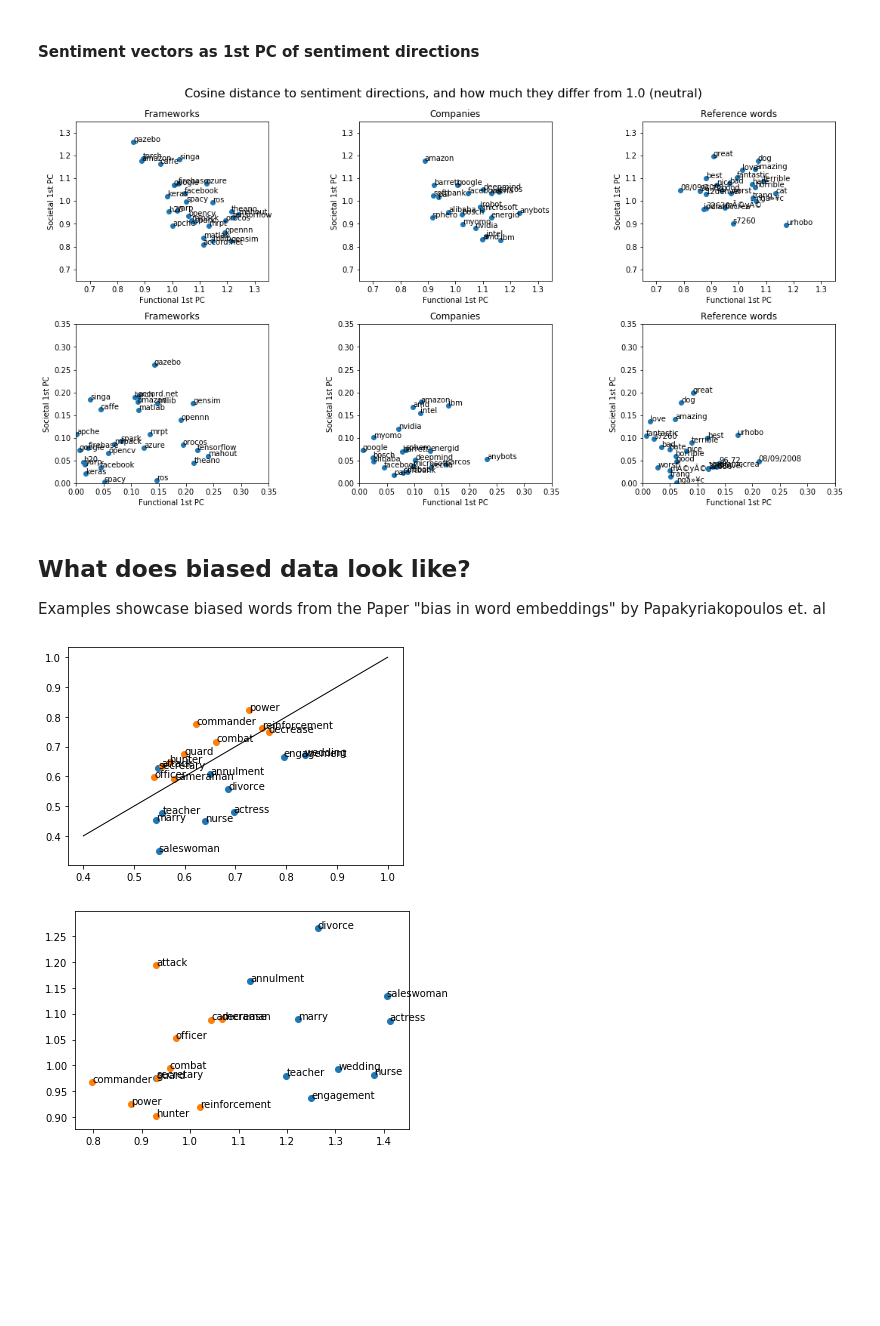
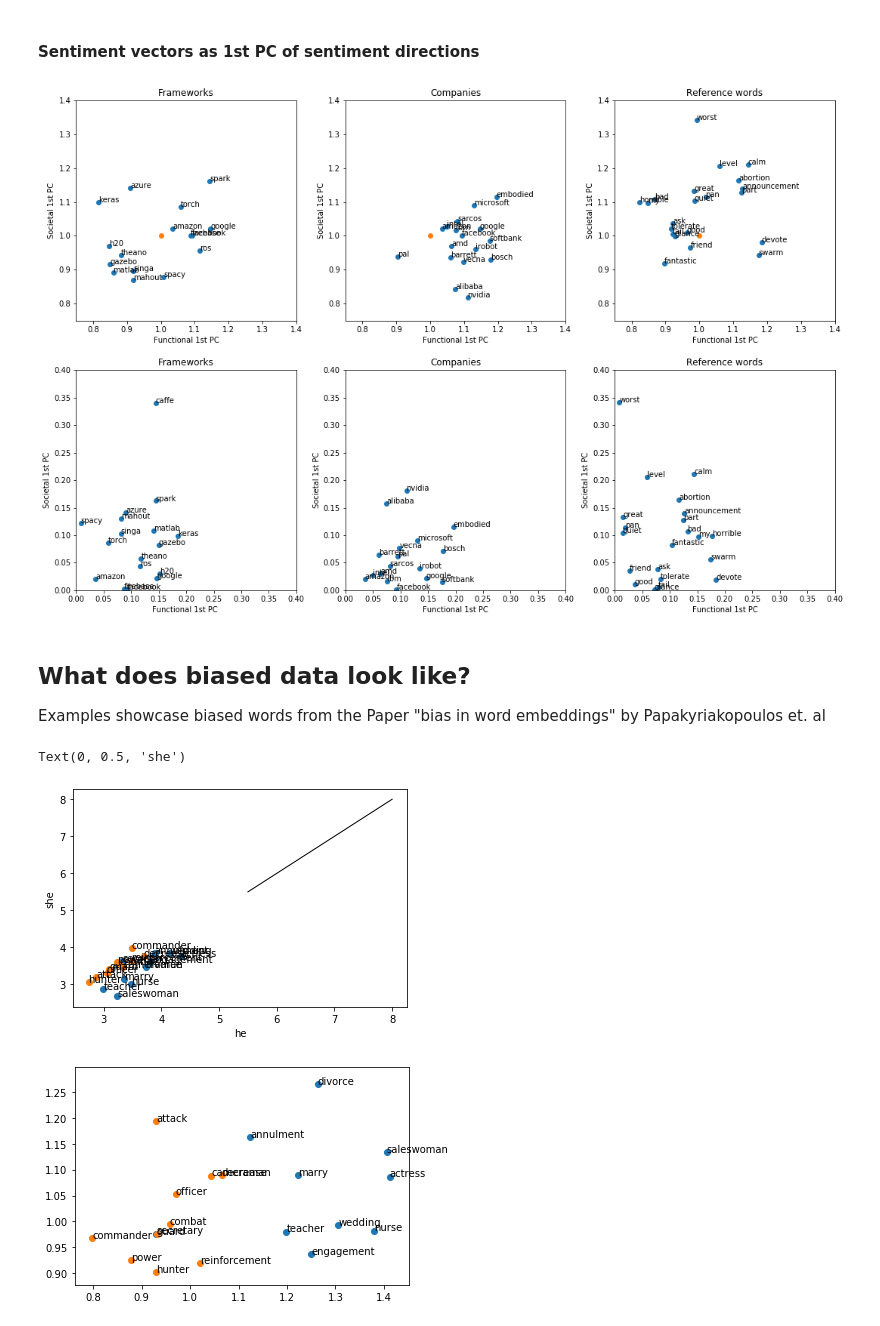
Before and after one commit to flono/BiasInWordEmbeddings, a Jupyter notebook: WordEmbeddings.ipynb, the cells around one changed output. Saved outputs shown, nothing was run; the diff lists cells and outputs as text; code cells hidden in the pictures; blank space fills up the shorter version.

Commit message:
new Plots

```diff
--- a/WordEmbeddings.ipynb
+++ b/WordEmbeddings.ipynb
@@ -65,8 +65,8 @@ with open("data/glove.6B.100d.txt", 'r') as f:
 # %%
 # Choose embedding to work with
 
-#embeddings_dict = embeddings_dict_smol
-embeddings_dict = embeddings_dict_big
+embeddings_dict = embeddings_dict_smol
+#embeddings_dict = embeddings_dict_big
 # %%
 # random words option 1
 # 2 x 50 random words to compare the companies against.
@@ -76,9 +76,9 @@ random_words = random_words_1 + random_words_2
 # %%
 # random words option 2
 good_bad_words = "good bad great fantastic horrible worst nice best terrible hate love amazing cat dog".split(" ")
-random_keys = random.choices(list(embeddings_dict.keys()),k=10)
+#random_keys = random.choices(list(embeddings_dict.keys()),k=10)
 
-random_words = random_keys + good_bad_words
+random_words = random_words_1[0:15] + good_bad_words[0:6]#random_keys + good_bad_words
 # %% [markdown]
 ### Helper functions
 # %%
@@ -250,7 +250,7 @@ def avg_dist(elements, words):
         dist = 0
         try:
             for word in words:
-                dist += spatial.distance.euclidean(embeddings_dict[elem], embeddings_dict[word])
+                dist += spatial.distance.cosine(embeddings_dict[elem], embeddings_dict[word])
             dist = dist / len(words)
         except: # elem not in vocabulary : do nothing
             dist = None
@@ -515,9 +515,9 @@ random_names = random_words
 # %%
 fig, axes = plt.subplots(nrows=2, ncols=3)
 
-fig.set_size_inches(15, 8)
+fig.set_size_inches(15, 10)
 
-fig.suptitle("Cosine distance to sentiment directions, and how much they differ from 1.0 (neutral)", fontsize=16)
+#fig.suptitle("Cosine distance to sentiment directions, and how much they differ from 1.0 (neutral)", fontsize=16)
 
 axes[1,0].scatter(angles_soc_func_frm[:,1], angles_soc_func_frm[:,2])
 axes[1,0].set(xlabel = "Functional 1st PC ", ylabel="Societal 1st PC", title= "Frameworks")
@@ -527,38 +527,43 @@ for i, name in enumerate(angles_soc_func_frm[:,0]):
 axes[1,1].scatter(angles_soc_func_comp[:,1], angles_soc_func_comp[:,2])
 axes[1,1].set(xlabel = "Functional 1st PC", ylabel="Societal 1st PC", title= "Companies")
 for i, name in enumerate(angles_soc_func_comp[:,0]):
     axes[1,1].annotate(name, (angles_soc_func_comp[i,1], angles_soc_func_comp[i,2]))
 
 axes[1,2].scatter(random_values[:,0], random_values[:,1])
 axes[1,2].set(xlabel = "Functional 1st PC", ylabel="Societal 1st PC", title= "Reference words")
 for i, name in enumerate(random_names):
     axes[1,2].annotate(name, (random_values[i,0], random_values[i,1]))
 
 axes[0,0].scatter(angles_soc_func_frm_2[:,1], angles_soc_func_frm_2[:,2])
 axes[0,0].set(xlabel = "Functional 1st PC", ylabel="Societal 1st PC", title= "Frameworks")
 for i, name in enumerate(angles_soc_func_frm_2[:,0]):
     axes[0,0].annotate(name, (angles_soc_func_frm_2[i,1], angles_soc_func_frm_2[i,2]))
+axes[0,0].scatter([1],[1])
 
 axes[0,1].scatter(angles_soc_func_comp_2[:,1], angles_soc_func_comp_2[:,2])
 axes[0,1].set(xlabel = "Functional 1st PC", ylabel="Societal 1st PC", title= "Companies")
 for i, name in enumerate(angles_soc_func_comp_2[:,0]):
     axes[0,1].annotate(name, (angles_soc_func_comp_2[i,1], angles_soc_func_comp_2[i,2]))
+axes[0,1].scatter([1],[1])
 
 axes[0,2].scatter(random_values_2[:,0], random_values_2[:,1])
 axes[0,2].set(xlabel = "Functional 1st PC", ylabel="Societal 1st PC", title= "Reference words")
 for i, name in enumerate(random_names_2):
     axes[0,2].annotate(name, (random_values_2[i,0], random_values_2[i,1]))
+axes[0,2].scatter([1],[1])
 
 for ax in axes[0,:]:
-    ax.set(xlim = [0.65, 1.35], ylim = [0.65, 1.35])
+    ax.set(xlim = [0.75, 1.4], ylim = [0.75, 1.4])
+    ax.set_aspect('equal')
 
 for ax in axes[1,:]:
-    ax.set(xlim = [0, 0.35], ylim = [0, 0.35])
+    ax.set(xlim = [0, 0.4], ylim = [0, 0.4])
+    ax.set_aspect('equal')
 
-fig.tight_layout(rect=[0, 0, 1, 0.95])
-#plt.savefig('sentiment_directions_bigEmbedding.pdf')
+fig.tight_layout(rect=[0, 0, 1, 1])
+plt.savefig('sentiment_directions_GloVe_1.pdf')
 # %% [output]
-[figure, old version]
+[figure, new version]
 # %% [markdown]
 ## What does biased data look like?
 Examples showcase biased words from the Paper "bias in word embeddings" by Papakyriakopoulos et. al
@@ -572,25 +577,28 @@ manly_words = "Reinforcement Attack Combat Power Decrease Officer Hunter Command
 womanly_words = "Nurse Secretary Teacher Saleswoman Actress Wedding Divorce Annulment Engagement Marry".lower().split(" ")
 
 
-dist_he = np.array([spatial.distance.cosine(embeddings_dict["he"], embeddings_dict[word]) for word in womanly_words])
-dist_she = np.array([spatial.distance.cosine(embeddings_dict["she"], embeddings_dict[word]) for word in womanly_words])
+dist_he = np.array([spatial.distance.euclidean(embeddings_dict["he"], embeddings_dict[word]) for word in womanly_words])
+dist_she = np.array([spatial.distance.euclidean(embeddings_dict["she"], embeddings_dict[word]) for word in womanly_words])
 fig = plt.scatter(dist_he, dist_she)
 
 for i, name in enumerate(womanly_words):
     plt.annotate(name, (dist_he[i], dist_she[i]))
-plt.plot([0.4,1], [0.4,1], 'k-', lw=1)
+#plt.plot([0.4,1], [0.4,1], 'k-', lw=1)
 
-dist_he = np.array([spatial.distance.cosine(embeddings_dict["he"], embeddings_dict[word]) for word in manly_words])
-dist_she = np.array([spatial.distance.cosine(embeddings_dict["she"], embeddings_dict[word]) for word in manly_words])
+dist_he = np.array([spatial.distance.euclidean(embeddings_dict["he"], embeddings_dict[word]) for word in manly_words])
+dist_she = np.array([spatial.distance.euclidean(embeddings_dict["she"], embeddings_dict[word]) for word in manly_words])
 fig = plt.scatter(dist_he, dist_she)
 for i, name in enumerate(manly_words):
     plt.annotate(name, (dist_he[i], dist_she[i]))
-#plt.plot([5.5,8], [5.5,8], 'k-', lw=1)
-
+plt.plot([5.5,8], [5.5,8], 'k-', lw=1)
+plt.xlabel("he")
+plt.ylabel("she")
 # womanly words are closer to the she - he vector
 # manly words are closer to the he - she vector
+#plt.savefig("gender_distances.pdf")
 # %% [output]
+Text(0, 0.5, 'she')
-[figure, old version]
+[figure, new version]
 # %%
 # in the context of sentiment vectors (he-she, good-bad, ...) a small distance seems to imply a bias towards that direction
 
```
Also changed, not shown: parts of 13 cells of this notebook, 10 other files.
